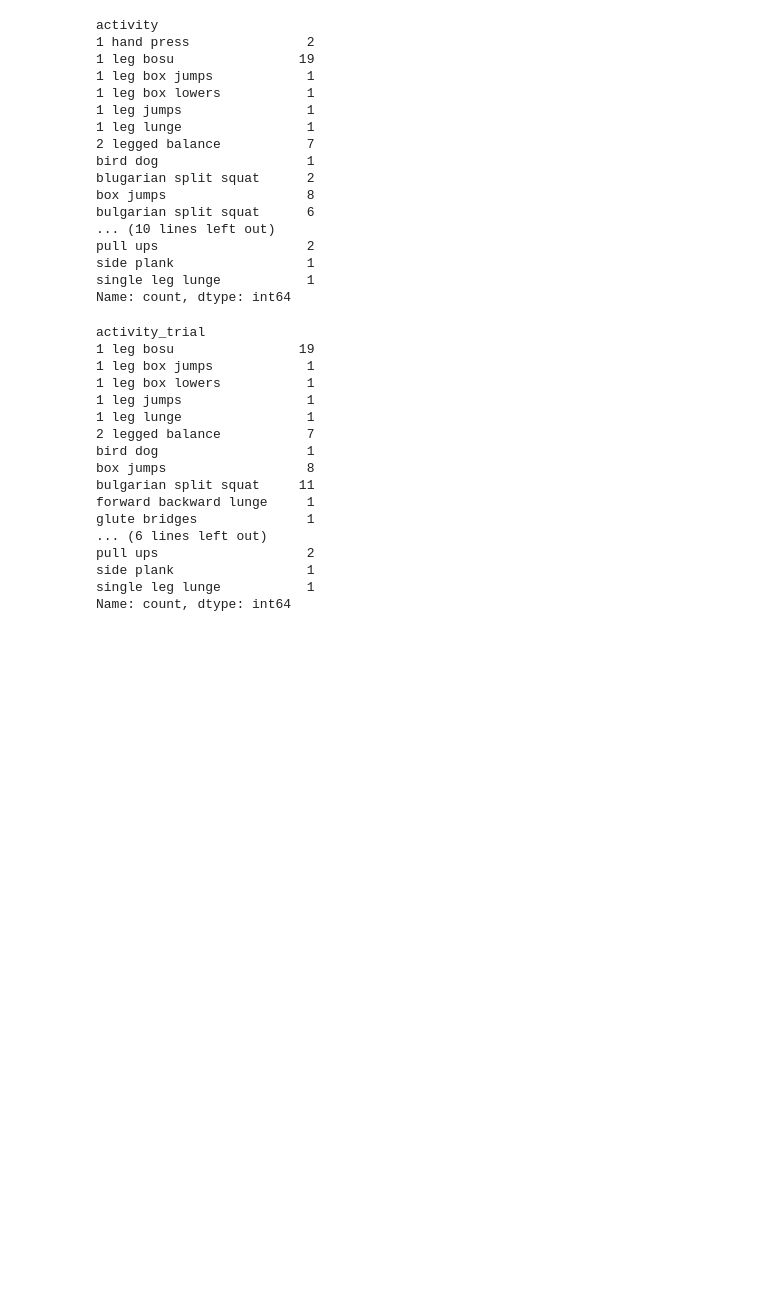
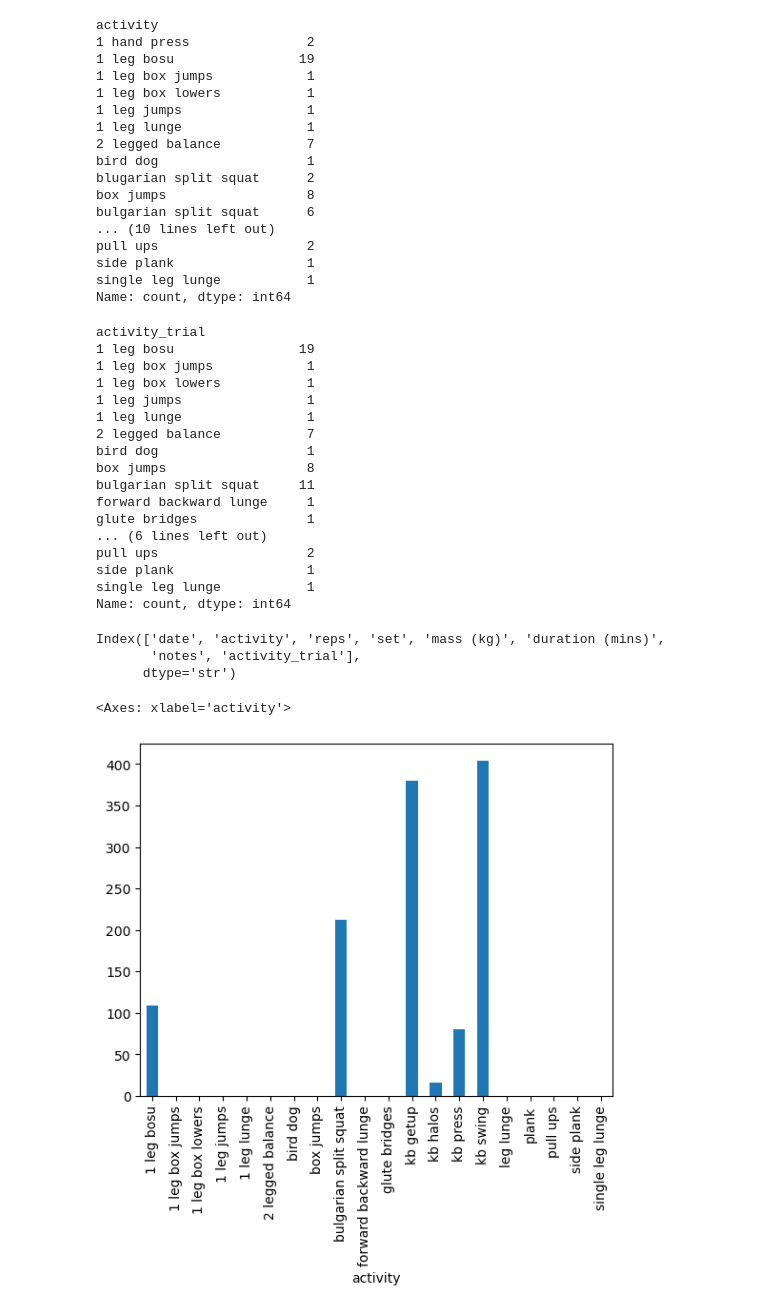
Before and after one commit to BilyBrown/activity_tracking, a Jupyter notebook: notebooks/data_clean_trial.ipynb, the cells around one changed output. Saved outputs shown, nothing was run; the diff lists cells and outputs as text; code cells hidden in the pictures; blank space fills up the shorter version.

Commit message:
playing with some graphs and noticing data entry errors

```diff
--- a/notebooks/data_clean_trial.ipynb
+++ b/notebooks/data_clean_trial.ipynb
@@ -423,3 +423,16 @@ pull ups                   2
 side plank                 1
 single leg lunge           1
 Name: count, dtype: int64
+# %%
+other_df['activity'] = other_df['activity_trial']
+# %%
+other_df.columns
+# %% [output]
+Index(['date', 'activity', 'reps', 'set', 'mass (kg)', 'duration (mins)',
+       'notes', 'activity_trial'],
+      dtype='str')
+# %%
+other_df.groupby("activity")['mass (kg)'].sum().plot(kind='bar')
+# %% [output]
+<Axes: xlabel='activity'>
+[figure, added]
```
Also changed, not shown: parts of 6 cells of this notebook.
